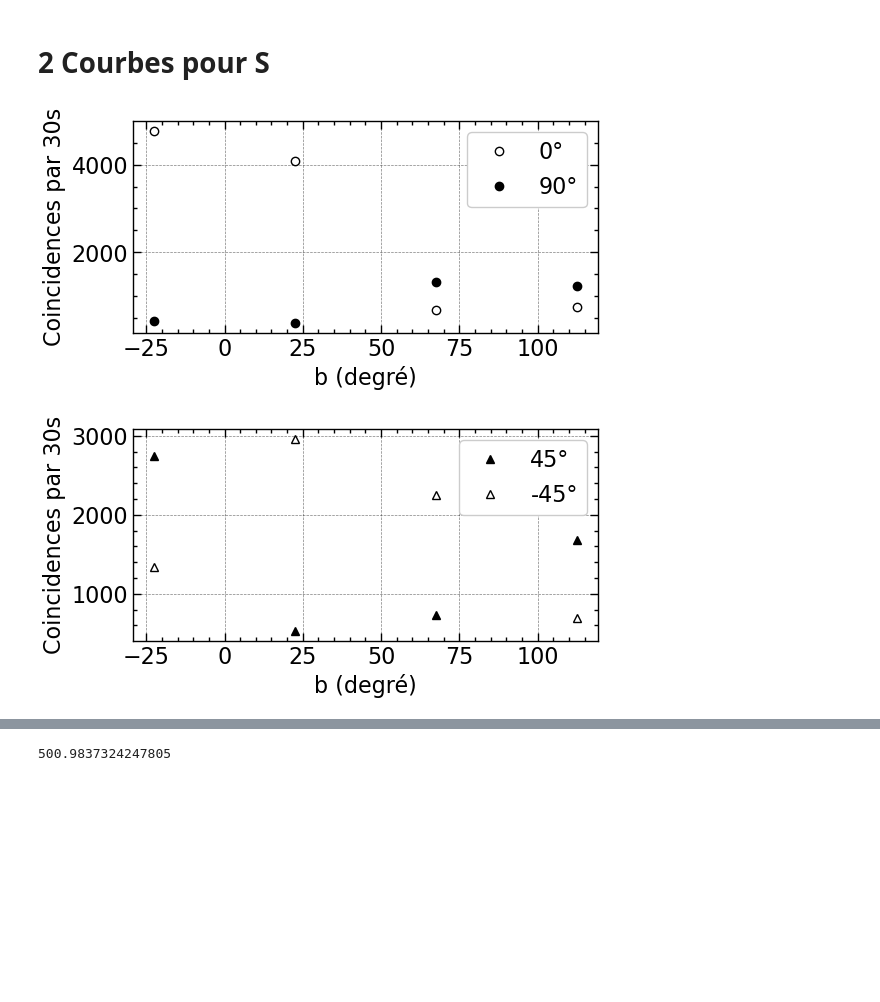
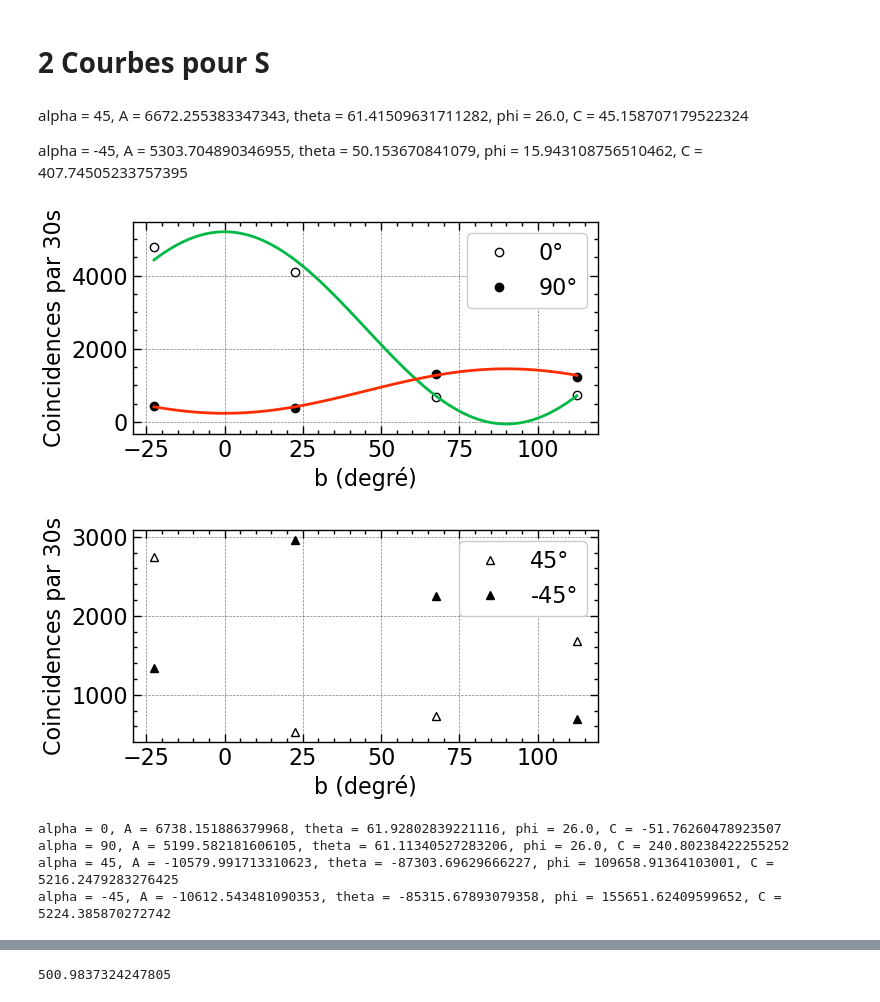
Before and after one commit to pierrotlamontagne/Github-labo-3, a Jupyter notebook: PIN/Analyse.ipynb, the cells around one changed output, grey strips where cells are left out. Cells and saved outputs as stored; diff of their text form; code cells hidden in the pictures; blank space fills up the shorter version.

```diff
--- a/PIN/Analyse.ipynb
+++ b/PIN/Analyse.ipynb
@@ -131,39 +171,84 @@ plt.show()
 # %% [markdown]
 # 2 Courbes pour S
+# %% [markdown]
+alpha = 45, A = 6672.255383347343, theta = 61.41509631711282, phi = 26.0, C = 45.158707179522324
+
+alpha = -45, A = 5303.704890346955, theta = 50.153670841079, phi = 15.943108756510462, C = 407.74505233757395
 # %%
 b = np.array([-22.5, 22.5, 67.5, 112.5])
 N_moins_45 = np.array([N_ab[1], N_ab[0], N_aB[1], N_aB[0]])
 N_0 = np.array(       [N_ab[3], N_ab[2], N_aB[3], N_aB[2]])
 N_45 = np.array(      [N_Ab[1], N_Ab[0], N_AB[1], N_AB[0]])
 N_90 = np.array(      [N_Ab[3], N_Ab[2], N_AB[3], N_AB[2]])
 
 E_ab = ( N_ab[0] + N_AB[0] - N_aB[0] - N_Ab[0] ) / ( N_ab[0] + N_AB[0] + N_aB[0] + N_Ab[0] )
 E_aB = ( N_ab[1] + N_AB[1] - N_aB[1] - N_Ab[1] ) / ( N_ab[1] + N_AB[1] + N_aB[1] + N_Ab[1] )
 E_Ab = ( N_ab[2] + N_AB[2] - N_aB[2] - N_Ab[2] ) / ( N_ab[2] + N_AB[2] + N_aB[2] + N_Ab[2] )
 E_AB = ( N_ab[3] + N_AB[3] - N_aB[3] - N_Ab[3] ) / ( N_ab[3] + N_AB[3] + N_aB[3] + N_Ab[3] )
 S = E_ab - E_aB + E_Ab + E_AB
 
 plt.figure(2 ,figsize=(6,2.8) , dpi=100)
+b *= np.pi/180
+a = 0 * (np.pi/180) # à changer pour le calcul de chaque curve_fit
+a0_guess = [5560,46 * (np.pi/180),26 * (np.pi/180),22]
+a0_popt = curve_fit(Nb_coincidences, b, N_0, a0_guess)
+
+A, theta, phi, C = a0_popt[0]
+b_fit = np.linspace(np.min(b),np.max(b),100)
+y_fit_0 = Nb_coincidences(b_fit, A, theta, phi, C)
+plt.plot(b*(180/np.pi), N_0, ls="none", marker="o", mec="black", mfc="none", label="0°")
+plt.plot(b_fit*(180/np.pi),y_fit_0 ,  mec="black", mfc="none")
+
+a = 90 * (np.pi/180) # à changer pour le calcul de chaque curve_fit
+a90_guess = [5560,46 * (np.pi/180),26 * (np.pi/180),22]
+a90_popt = curve_fit(Nb_coincidences, b, N_90, a90_guess)
+
+A, theta, phi, C = a90_popt[0]
+y_fit_90 = Nb_coincidences(b_fit, A, theta, phi, C)
+plt.plot(b*(180/np.pi), N_90, ls="none", marker="o", mec="black", mfc="black", label = "90°")
+plt.plot(b_fit*(180/np.pi),y_fit_90 , mec="black", mfc="none")
+
 plt.xlabel("b (degré)")
 plt.ylabel("Coincidences par 30s")
+plt.legend()
+plt.show()
 
-plt.plot(b, N_0, ls="none", marker="o", mec="black", mfc="none", label="0°")
-plt.plot(b, N_90, ls="none", marker="o", mec="black", mfc="black", label="90°")
-
-plt.legend()
-
-plt.savefig("S_0_90", bbox_inches="tight")
 
 plt.figure(3 ,figsize=(6,2.8) , dpi=100)
 plt.xlabel("b (degré)")
 plt.ylabel("Coincidences par 30s")
 
-plt.plot(b, N_45, ls="none", marker="^", mec="black", mfc="black", label="45°")
-plt.plot(b, N_moins_45, ls="none", marker="^", mec="black", mfc="none", label="-45°")
+a = 45 * (np.pi/180) # à changer pour le calcul de chaque curve_fit
+a45_guess = [3,500 * (np.pi/180),26 * (np.pi/180),22]
+a45_popt = curve_fit(Nb_coincidences, b, N_0, a45_guess)
+
+A, theta, phi, C = a45_popt[0]
+y_fit_45 = Nb_coincidences(b_fit, A, theta, phi, C)
+plt.plot(b*(180/np.pi), N_45, ls="none", marker="^", mec="black", mfc="none", label="45°")
+#plt.plot(b_fit*(180/np.pi),y_fit_45 ,  mec="black", mfc="none")
+
+
+
+a = -45 * (np.pi/180) # à changer pour le calcul de chaque curve_fit
+am45_guess = [3,500 * (np.pi/180),26 * (np.pi/180),500]
+am45_popt = curve_fit(Nb_coincidences, b, N_0, am45_guess)
+
+A, theta, phi, C = a45_popt[0]
+y_fit_m45 = Nb_coincidences(b_fit, A, theta, phi, C)
+plt.plot(b*(180/np.pi), N_moins_45, ls="none", marker="^", mec="black", mfc="black", label="-45°")
+#plt.plot(b_fit*(180/np.pi),y_fit_m45 ,  mec="black", mfc="none")
 
 plt.legend()
+plt.show()
 
-plt.savefig("S_45_45", bbox_inches="tight")
+print(f"alpha = {0}, A = {a0_popt[0][0]}, theta = {a0_popt[0][1]*(180/np.pi)}, phi = {a0_popt[0][2]*(180/np.pi)}, C = {a0_popt[0][3]}")
+print(f"alpha = {90}, A = {a90_popt[0][0]}, theta = {a90_popt[0][1]*(180/np.pi)}, phi = {a90_popt[0][2]*(180/np.pi)}, C = {a90_popt[0][3]}")
+print(f"alpha = {45}, A = {a45_popt[0][0]}, theta = {a45_popt[0][1]*(180/np.pi)}, phi = {a45_popt[0][2]*(180/np.pi)}, C = {a45_popt[0][3]}")
+print(f"alpha = {-45}, A = {am45_popt[0][0]}, theta = {am45_popt[0][1]*(180/np.pi)}, phi = {am45_popt[0][2]*(180/np.pi)}, C = {am45_popt[0][3]}")
 # %% [output]
-[figure, old version]
+[figure, new version]
-[figure, old version]
+[figure, new version]
+alpha = 0, A = 6738.151886379968, theta = 61.92802839221116, phi = 26.0, C = -51.76260478923507
+alpha = 90, A = 5199.582181606105, theta = 61.11340527283206, phi = 26.0, C = 240.80238422255252
+alpha = 45, A = -10579.991713310623, theta = -87303.69629666227, phi = 109658.91364103001, C = 5216.2479283276425
+alpha = -45, A = -10612.543481090353, theta = -85315.67893079358, phi = 155651.62409599652, C = 5224.385870272742
```
Also changed, not shown: parts of 4 cells of this notebook, 1 other file.
